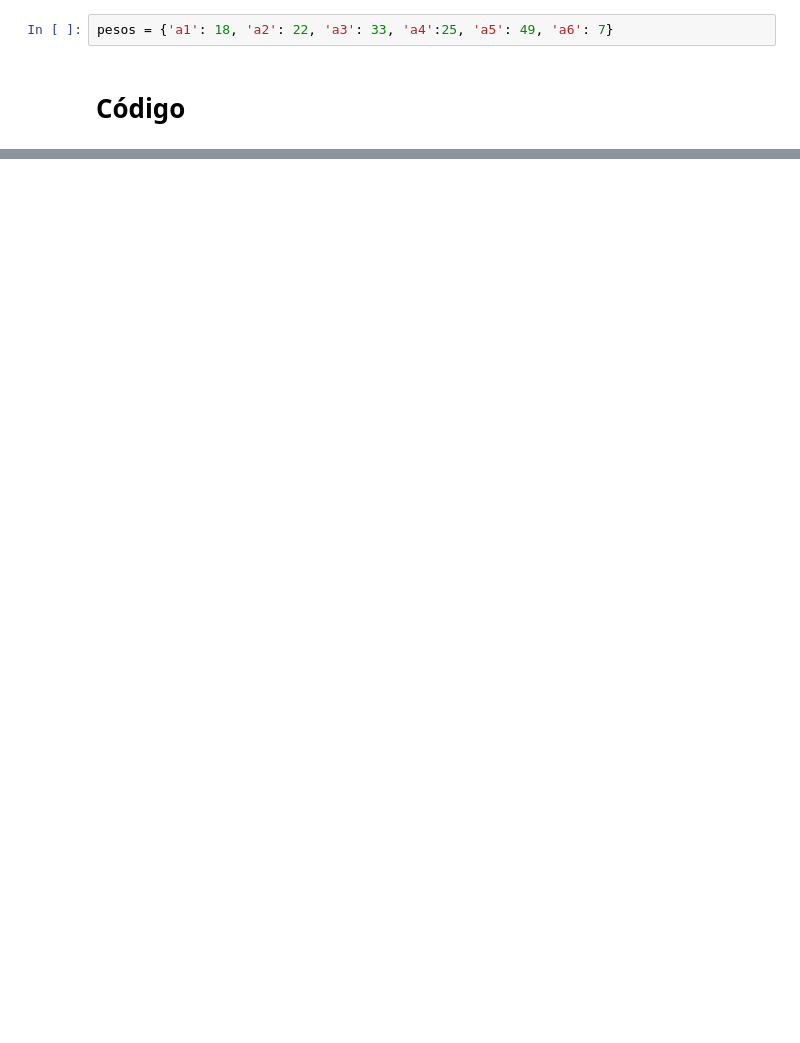
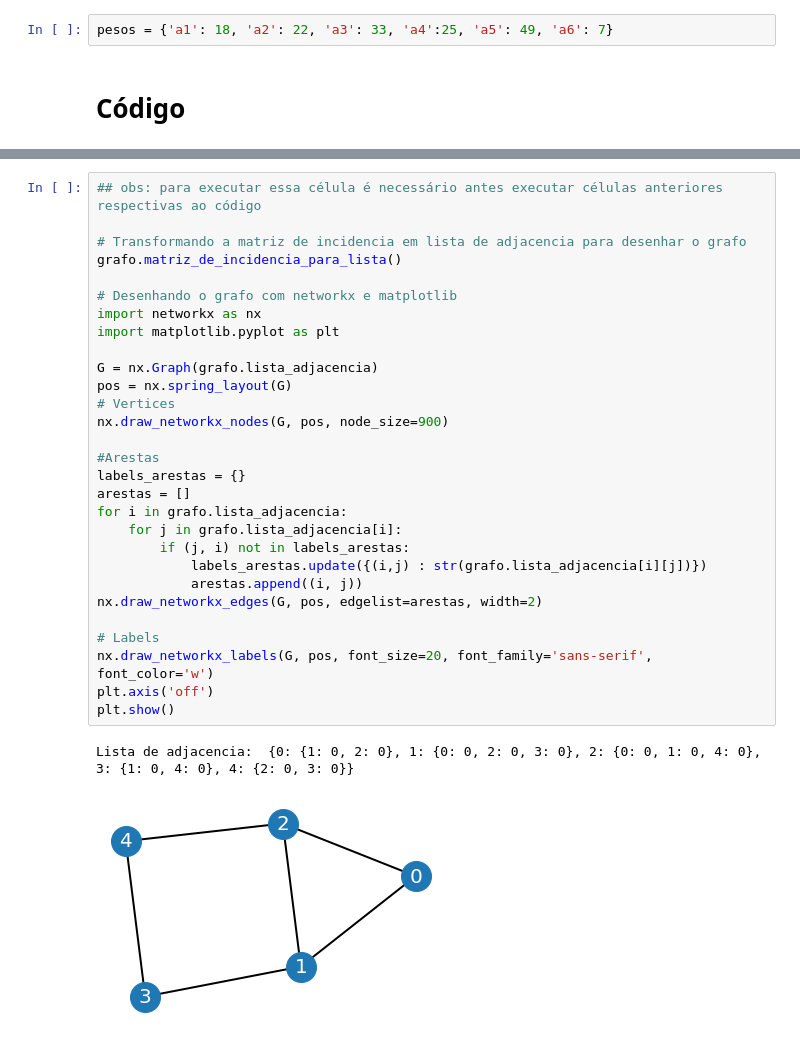
Before and after one commit to isabelamn07/GCC218-Algoritmos-em-Grafos, a Jupyter notebook: 1 - Estrutura de dados/3 - Matriz de Incidência.ipynb, the cells around one changed output, grey strips where cells are left out. Cells and saved outputs as stored; diff of their text form; blank space fills up the shorter version.

```diff
--- a/1 - Estrutura de dados/3 - Matriz de Incidência.ipynb
+++ b/1 - Estrutura de dados/3 - Matriz de Incidência.ipynb
@@ -411,0 +396,32 @@ Matriz de adjacencia:  [[0, 1, 1, 0, 0], [1, 0, 0, 0, 1], [1, 0, 0, 1, 0], [0, 0
+# %%
+## obs: para executar essa célula é necessário antes executar células anteriores respectivas ao código
+
+# Transformando a matriz de incidencia em lista de adjacencia para desenhar o grafo
+grafo.matriz_de_incidencia_para_lista()
+
+# Desenhando o grafo com networkx e matplotlib
+import networkx as nx
+import matplotlib.pyplot as plt
+
+G = nx.Graph(grafo.lista_adjacencia)
+pos = nx.spring_layout(G)
+# Vertices
+nx.draw_networkx_nodes(G, pos, node_size=900)
+
+#Arestas
+labels_arestas = {}
+arestas = []
+for i in grafo.lista_adjacencia:
+    for j in grafo.lista_adjacencia[i]:
+        if (j, i) not in labels_arestas:
+            labels_arestas.update({(i,j) : str(grafo.lista_adjacencia[i][j])})
+            arestas.append((i, j))
+nx.draw_networkx_edges(G, pos, edgelist=arestas, width=2)
+
+# Labels
+nx.draw_networkx_labels(G, pos, font_size=20, font_family='sans-serif', font_color='w')
+plt.axis('off')
+plt.show()
+# %% [output]
+Lista de adjacencia:  {0: {1: 0, 2: 0}, 1: {0: 0, 2: 0, 3: 0}, 2: {0: 0, 1: 0, 4: 0}, 3: {1: 0, 4: 0}, 4: {2: 0, 3: 0}}
+[figure, added]
```
Also changed, not shown: parts of 14 cells of this notebook, 26 other files.
